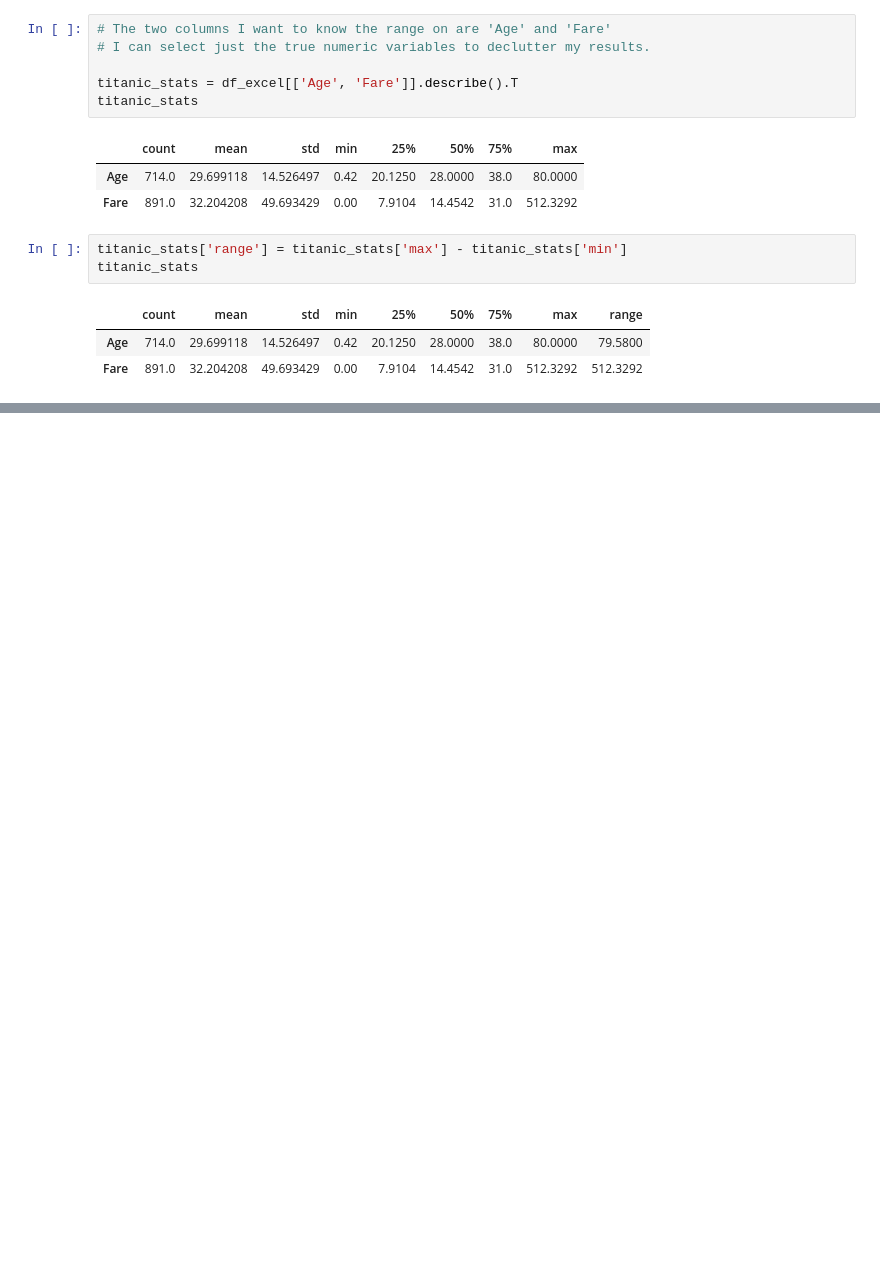
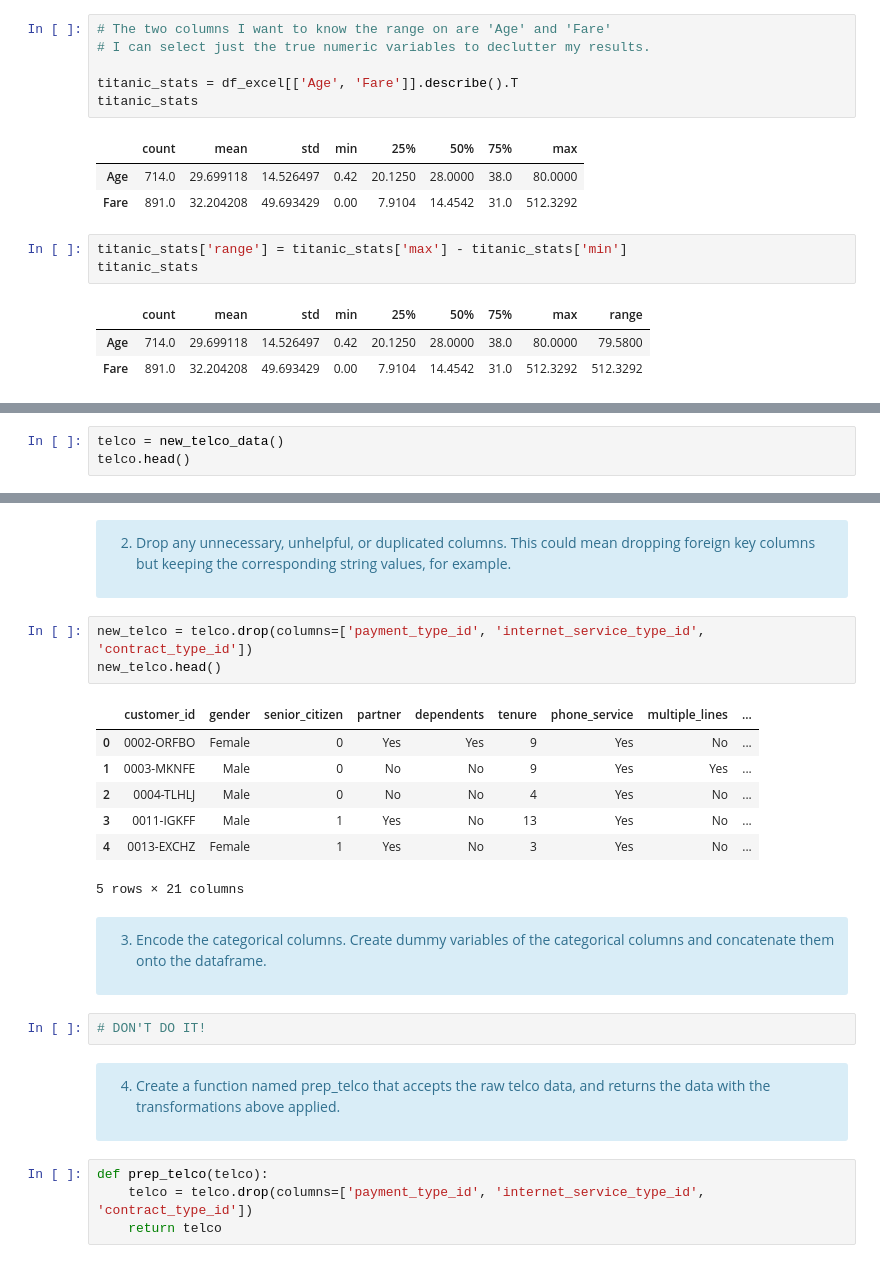
Before and after one commit to CodeupClassroom/somerville-classification-exercises, a Jupyter notebook: classification_exercises.ipynb, the cells around one changed output, grey strips where cells are left out. Cells and saved outputs as stored; diff of their text form; blank space fills up the shorter version.

```diff
--- a/classification_exercises.ipynb
+++ b/classification_exercises.ipynb
@@ -280,0 +481,3 @@ titanic_stats
+# %%
+telco = new_telco_data()
+telco.head()
@@ -280,0 +492,29 @@ titanic_stats
+# %% [markdown]
+<div class="alert alert-block alert-info">
+
+2. Drop any unnecessary, unhelpful, or duplicated columns. This could mean dropping foreign key columns but keeping the corresponding string values, for example.
+# %%
+new_telco = telco.drop(columns=['payment_type_id', 'internet_service_type_id', 'contract_type_id'])
+new_telco.head()
+# %% [output]
+|  | customer_id | gender | senior_citizen | partner | dependents | tenure | phone_service | multiple_lines | ... |
+| 0 | 0002-ORFBO | Female | 0 | Yes | Yes | 9 | Yes | No | ... |
+| 1 | 0003-MKNFE | Male | 0 | No | No | 9 | Yes | Yes | ... |
+| 2 | 0004-TLHLJ | Male | 0 | No | No | 4 | Yes | No | ... |
+| 3 | 0011-IGKFF | Male | 1 | Yes | No | 13 | Yes | No | ... |
+| 4 | 0013-EXCHZ | Female | 1 | Yes | No | 3 | Yes | No | ... |
+5 rows × 21 columns
+# %% [markdown]
+<div class="alert alert-block alert-info">
+
+3. Encode the categorical columns. Create dummy variables of the categorical columns and concatenate them onto the dataframe.
+# %%
+# DON'T DO IT!
+# %% [markdown]
+<div class="alert alert-block alert-info">
+
+4. Create a function named prep_telco that accepts the raw telco data, and returns the data with the transformations above applied.
+# %%
+def prep_telco(telco):
+    telco = telco.drop(columns=['payment_type_id', 'internet_service_type_id', 'contract_type_id'])
+    return telco
```
Also changed, not shown: parts of 47 cells of this notebook, 2 other files.
